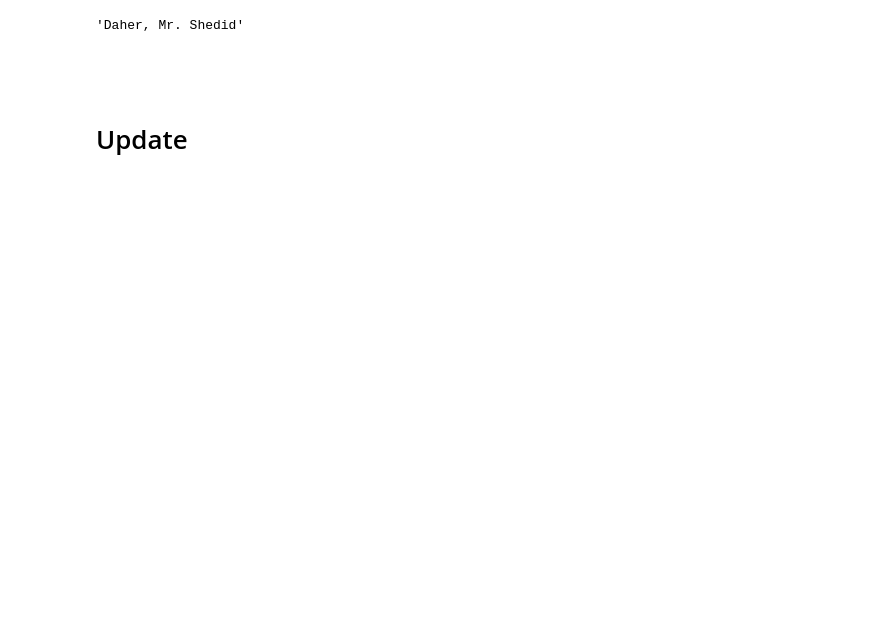
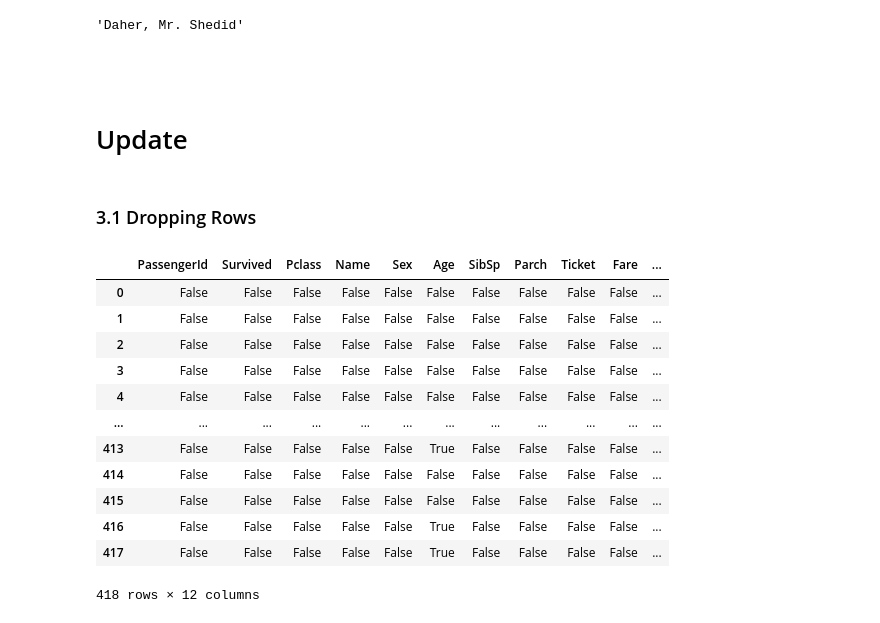
Before and after one commit to rohan-bhxtia/ML, a Jupyter notebook: Pandas/pandas.ipynb, the cells around one changed output. Saved outputs shown, nothing was run; the diff lists cells and outputs as text; code cells hidden in the pictures; blank space fills up the shorter version.

```diff
--- a/Pandas/pandas.ipynb
+++ b/Pandas/pandas.ipynb
@@ -277,3 +277,21 @@ df.iloc[27,3] # means 27th row and 4th column
 #
 # %% [markdown]
 # Update
+# %% [markdown]
+ ### 3.1 Dropping Rows
+# %%
+df.isnull()#flase shows that its not null and true shows that there is a null value
+# %% [output]
+|  | PassengerId | Survived | Pclass | Name | Sex | Age | SibSp | Parch | Ticket | Fare | ... |
+| 0 | False | False | False | False | False | False | False | False | False | False | ... |
+| 1 | False | False | False | False | False | False | False | False | False | False | ... |
+| 2 | False | False | False | False | False | False | False | False | False | False | ... |
+| 3 | False | False | False | False | False | False | False | False | False | False | ... |
+| 4 | False | False | False | False | False | False | False | False | False | False | ... |
+| ... | ... | ... | ... | ... | ... | ... | ... | ... | ... | ... | ... |
+| 413 | False | False | False | False | False | True | False | False | False | False | ... |
+| 414 | False | False | False | False | False | False | False | False | False | False | ... |
+| 415 | False | False | False | False | False | False | False | False | False | False | ... |
+| 416 | False | False | False | False | False | True | False | False | False | False | ... |
+| 417 | False | False | False | False | False | True | False | False | False | False | ... |
+418 rows × 12 columns
```
Also changed, not shown: parts of 4 cells of this notebook.
